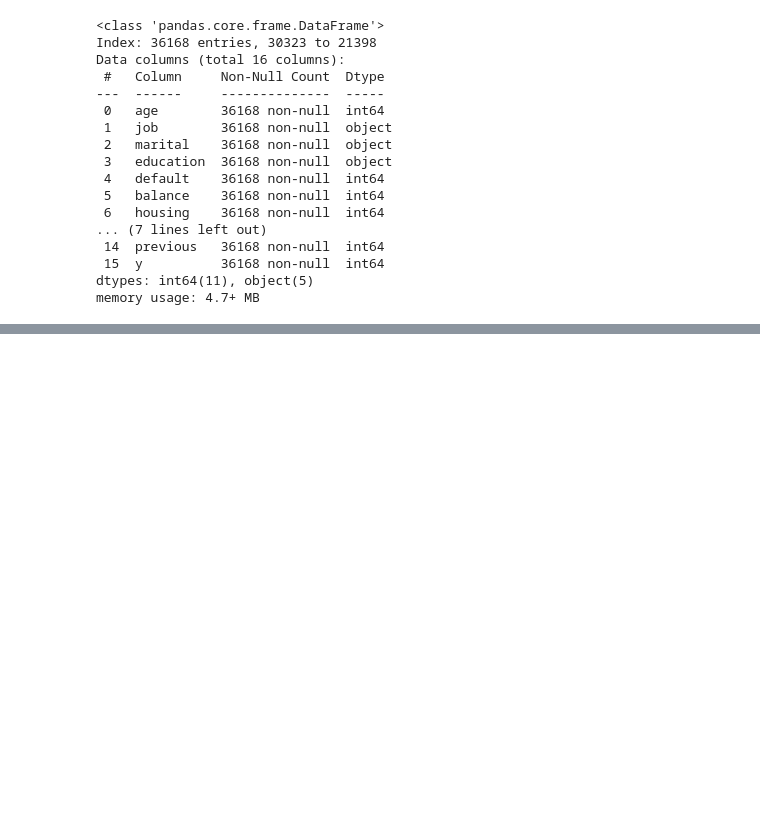
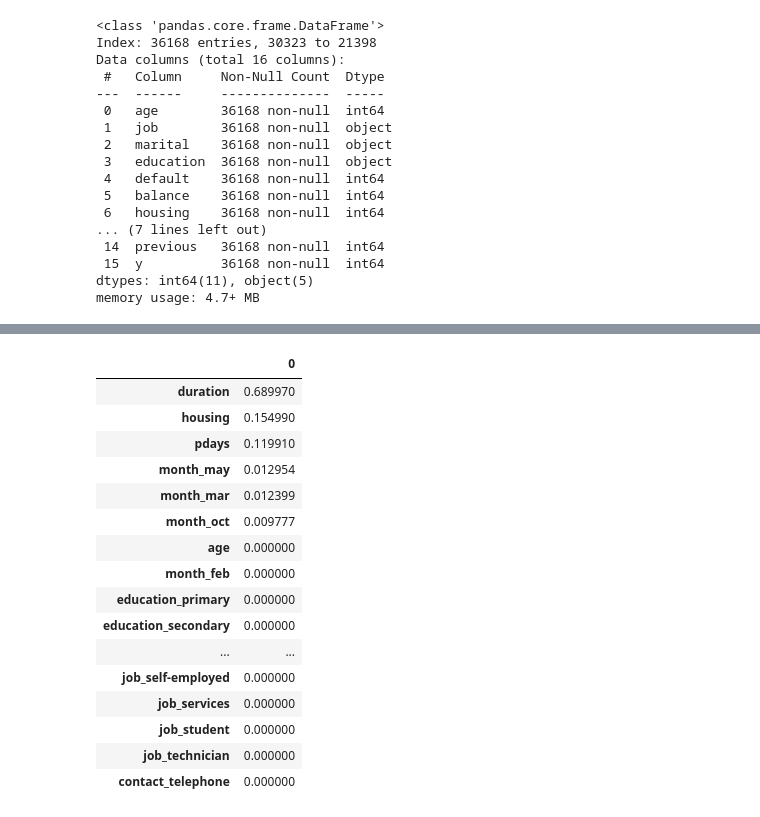
Before and after one commit to nessapatino/ONLINE_DS_THEBRIDGE_VANEPATINO, a Jupyter notebook: Sprint_13/Unidad_01/Practica_Obligatoria/18_Practica_Obligatoria_Arboles_de_Decisión_y_Ajuste_de_hiperparámetros.ipynb, the cells around one changed output, grey strips where cells are left out. Cells and saved outputs as stored; diff of their text form; code cells hidden in the pictures; blank space fills up the shorter version.

```diff
--- a/Sprint_13/Unidad_01/Practica_Obligatoria/18_Practica_Obligatoria_Arboles_de_Decisión_y_Ajuste_de_hiperparámetros.ipynb
+++ b/Sprint_13/Unidad_01/Practica_Obligatoria/18_Practica_Obligatoria_Arboles_de_Decisión_y_Ajuste_de_hiperparámetros.ipynb
@@ -420,0 +456,9 @@ array([[<Axes: title={'center': 'campaign'}>,
+# %%
+X_train = train_set.drop(columns= target)
+y_train = train_set[target]
+
+X_test = test_set.drop(columns= target)
+y_test = test_set[target]
+# %%
+tree_clf = DecisionTreeClassifier()
+tree_clf.fit(X_train, y_train)
@@ -420,0 +479,10 @@ array([[<Axes: title={'center': 'campaign'}>,
+# %%
+param_grid = {
+    'max_depth': [None] + list(range(1, 6)),
+    'min_samples_split': [2,4,8],
+    "min_samples_leaf": [2,4,8],
+    "class_weight": ["balanced", None]
+}
+
+random_search = RandomizedSearchCV(tree_clf, param_grid, n_iter=30, cv=5, scoring="recall", random_state=73)
+random_search.fit(X_train, y_train)
@@ -420,0 +507,3 @@ array([[<Axes: title={'center': 'campaign'}>,
+# %%
+grid_search = GridSearchCV(tree_clf, param_grid, cv=5, scoring="recall")
+grid_search.fit(X_train, y_train)
@@ -420,0 +554,23 @@ array([[<Axes: title={'center': 'campaign'}>,
+# %%
+feature_importances = grid_search.best_estimator_.feature_importances_
+importances_series = pd.Series(feature_importances, index=X_train.columns).transpose()
+df_importances_feautures = pd.DataFrame(importances_series)
+df_importances_feautures.sort_values(0, ascending= False)
+# %% [output]
+|  | 0 |
+| duration | 0.689970 |
+| housing | 0.154990 |
+| pdays | 0.119910 |
+| month_may | 0.012954 |
+| month_mar | 0.012399 |
+| month_oct | 0.009777 |
+| age | 0.000000 |
+| month_feb | 0.000000 |
+| education_primary | 0.000000 |
+| education_secondary | 0.000000 |
+| ... | ... |
+| job_self-employed | 0.000000 |
+| job_services | 0.000000 |
+| job_student | 0.000000 |
+| job_technician | 0.000000 |
+| contact_telephone | 0.000000 |
```
Also changed, not shown: parts of 21 cells of this notebook.
